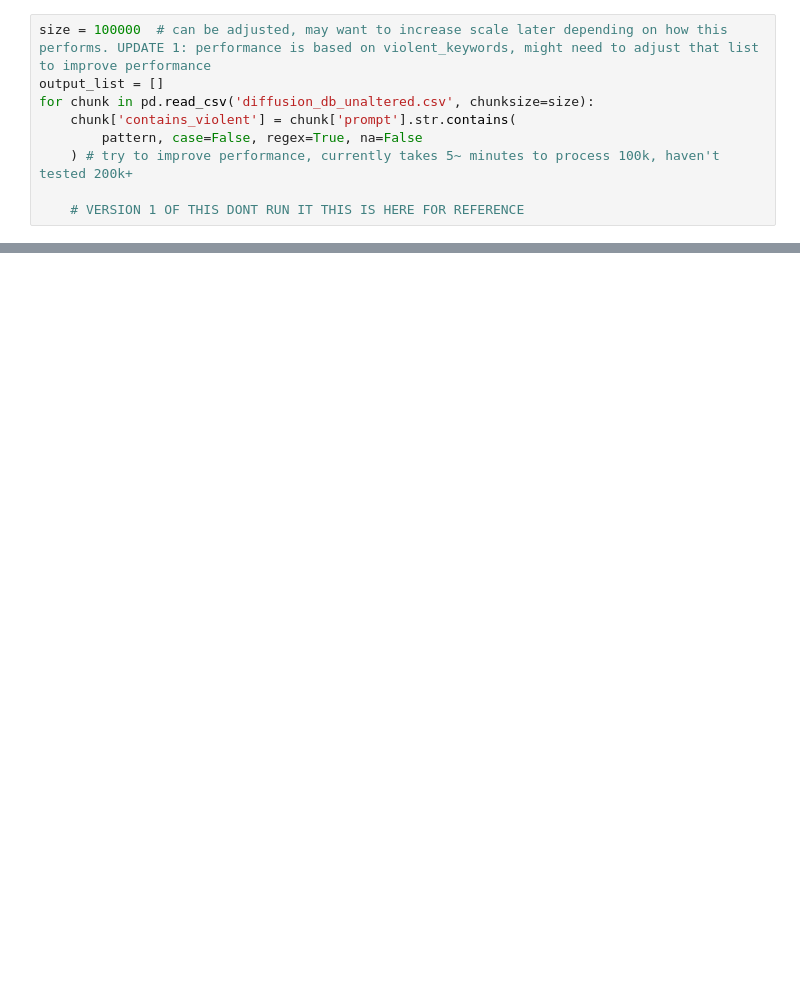
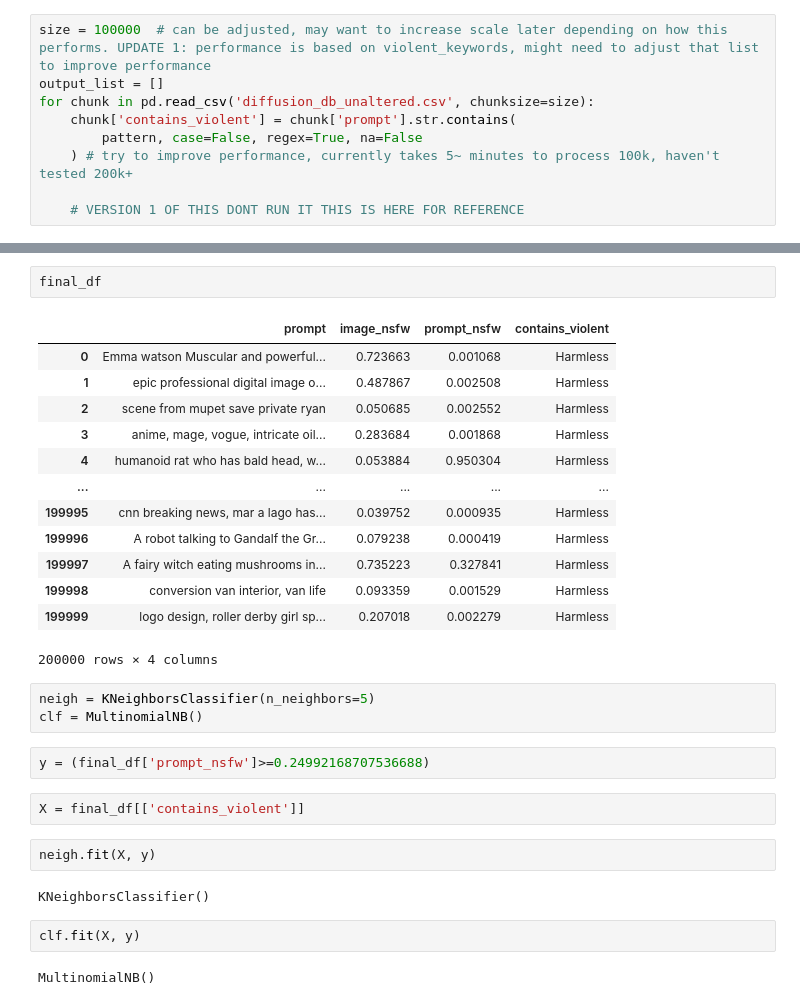
Before and after one commit to duogie/ML, a Jupyter notebook: Asynchronous Diffusion/RFP #5.ipynb, the cells around one changed output, grey strips where cells are left out. Cells and saved outputs as stored; diff of their text form; blank space fills up the shorter version.

```diff
--- a/Asynchronous Diffusion/RFP #5.ipynb
+++ b/Asynchronous Diffusion/RFP #5.ipynb
@@ -71,0 +161,31 @@ print(testing[["prompt", "contains_violent"]])
+# %%
+final_df
+# %% [output]
+|  | prompt | image_nsfw | prompt_nsfw | contains_violent |
+| 0 | Emma watson Muscular and powerful... | 0.723663 | 0.001068 | Harmless |
+| 1 | epic professional digital image o... | 0.487867 | 0.002508 | Harmless |
+| 2 | scene from mupet save private ryan | 0.050685 | 0.002552 | Harmless |
+| 3 | anime, mage, vogue, intricate oil... | 0.283684 | 0.001868 | Harmless |
+| 4 | humanoid rat who has bald head, w... | 0.053884 | 0.950304 | Harmless |
+| ... | ... | ... | ... | ... |
+| 199995 | cnn breaking news, mar a lago has... | 0.039752 | 0.000935 | Harmless |
+| 199996 | A robot talking to Gandalf the Gr... | 0.079238 | 0.000419 | Harmless |
+| 199997 | A fairy witch eating mushrooms in... | 0.735223 | 0.327841 | Harmless |
+| 199998 | conversion van interior, van life | 0.093359 | 0.001529 | Harmless |
+| 199999 | logo design, roller derby girl sp... | 0.207018 | 0.002279 | Harmless |
+200000 rows × 4 columns
+# %%
+neigh = KNeighborsClassifier(n_neighbors=5)
+clf = MultinomialNB()
+# %%
+y = (final_df['prompt_nsfw']>=0.24992168707536688)
+# %%
+X = final_df[['contains_violent']]
+# %%
+neigh.fit(X, y)
+# %% [output]
+KNeighborsClassifier()
+# %%
+clf.fit(X, y)
+# %% [output]
+MultinomialNB()
```
Also changed, not shown: parts of 27 cells of this notebook.
